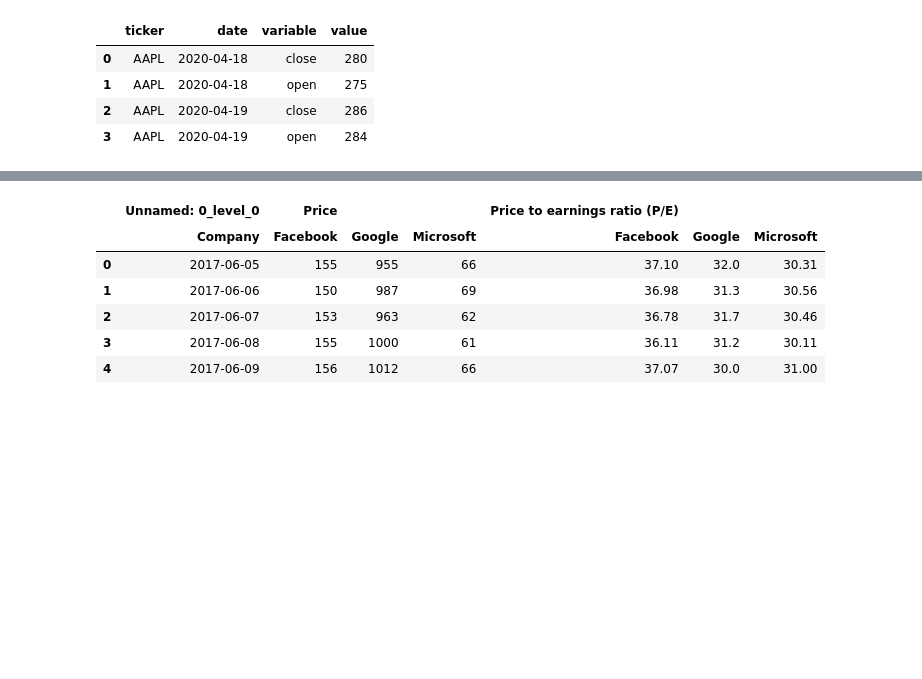
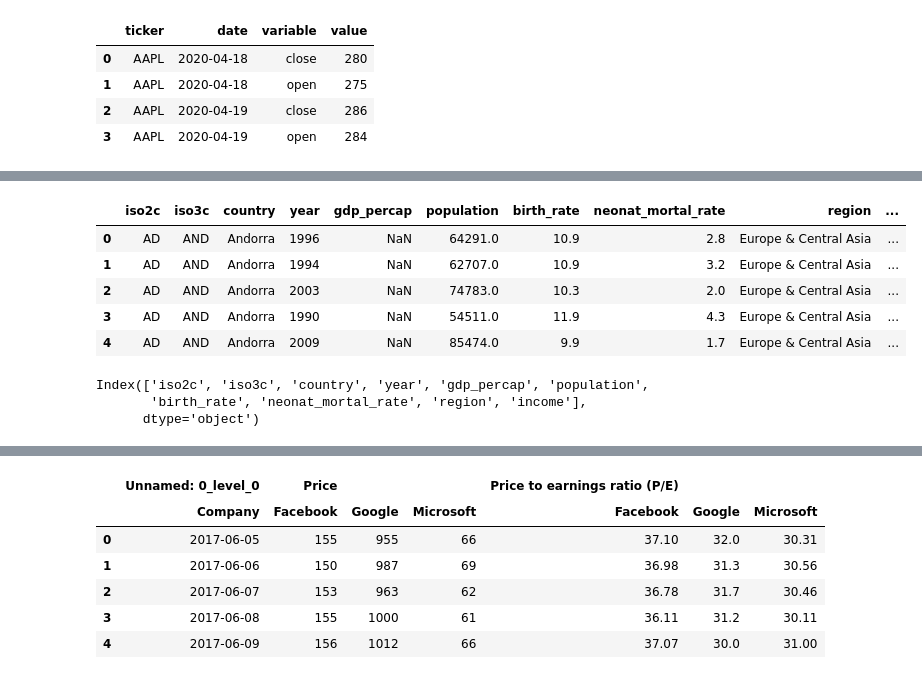
Before and after one commit to dariushazimi/notebooks, a Jupyter notebook: Reshaping-data-with-Pandas.ipynb, the cells around one changed output, grey strips where cells are left out. Drawn from its saved outputs; the diff is of its cells as text; code cells hidden in the pictures; blank space fills up the shorter version.

```diff
--- a/Reshaping-data-with-Pandas.ipynb
+++ b/Reshaping-data-with-Pandas.ipynb
@@ -164,0 +247,17 @@ df_wide.stack().reset_index()
+# %%
+# making dataframe
+df_nations = pd.read_csv("nations.csv")
+df_nations.head(5)
+# %% [output]
+|  | iso2c | iso3c | country | year | gdp_percap | population | birth_rate | neonat_mortal_rate | region | ... |
+| 0 | AD | AND | Andorra | 1996 | NaN | 64291.0 | 10.9 | 2.8 | Europe & Central Asia | ... |
+| 1 | AD | AND | Andorra | 1994 | NaN | 62707.0 | 10.9 | 3.2 | Europe & Central Asia | ... |
+| 2 | AD | AND | Andorra | 2003 | NaN | 74783.0 | 10.3 | 2.0 | Europe & Central Asia | ... |
+| 3 | AD | AND | Andorra | 1990 | NaN | 54511.0 | 11.9 | 4.3 | Europe & Central Asia | ... |
+| 4 | AD | AND | Andorra | 2009 | NaN | 85474.0 | 9.9 | 1.7 | Europe & Central Asia | ... |
+# %%
+df_nations.columns
+# %% [output]
+Index(['iso2c', 'iso3c', 'country', 'year', 'gdp_percap', 'population',
+       'birth_rate', 'neonat_mortal_rate', 'region', 'income'],
+      dtype='object')
```
Also changed, not shown: parts of 14 cells of this notebook.
